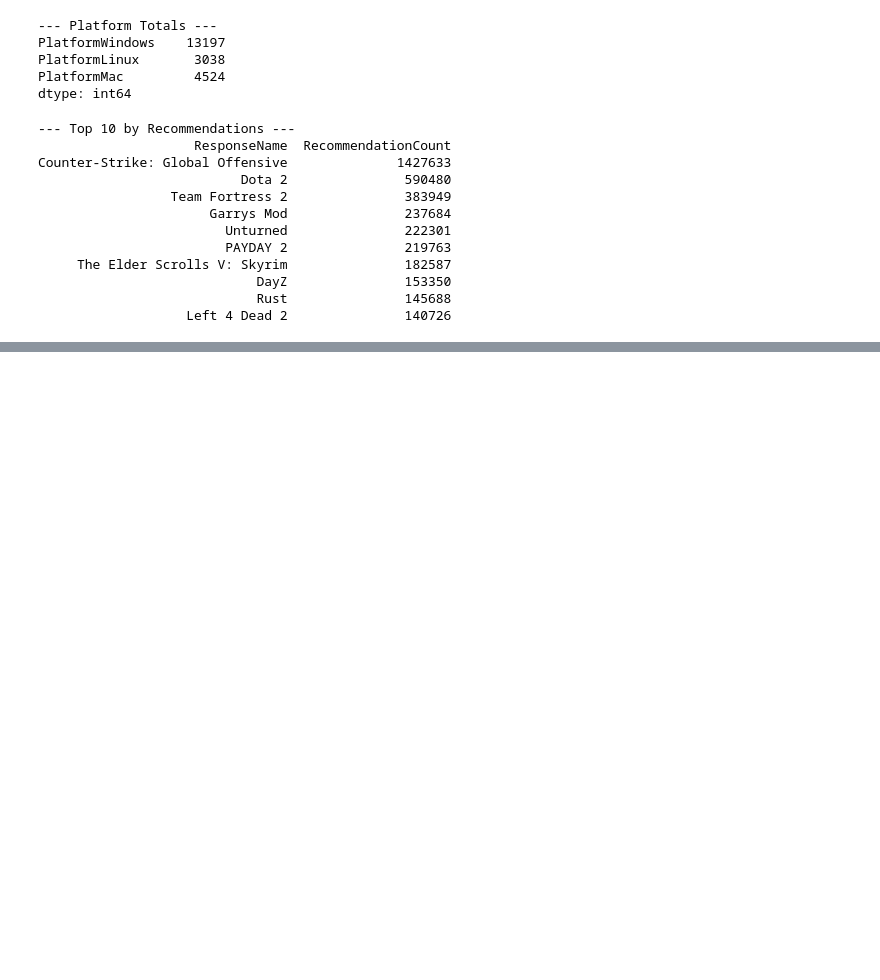
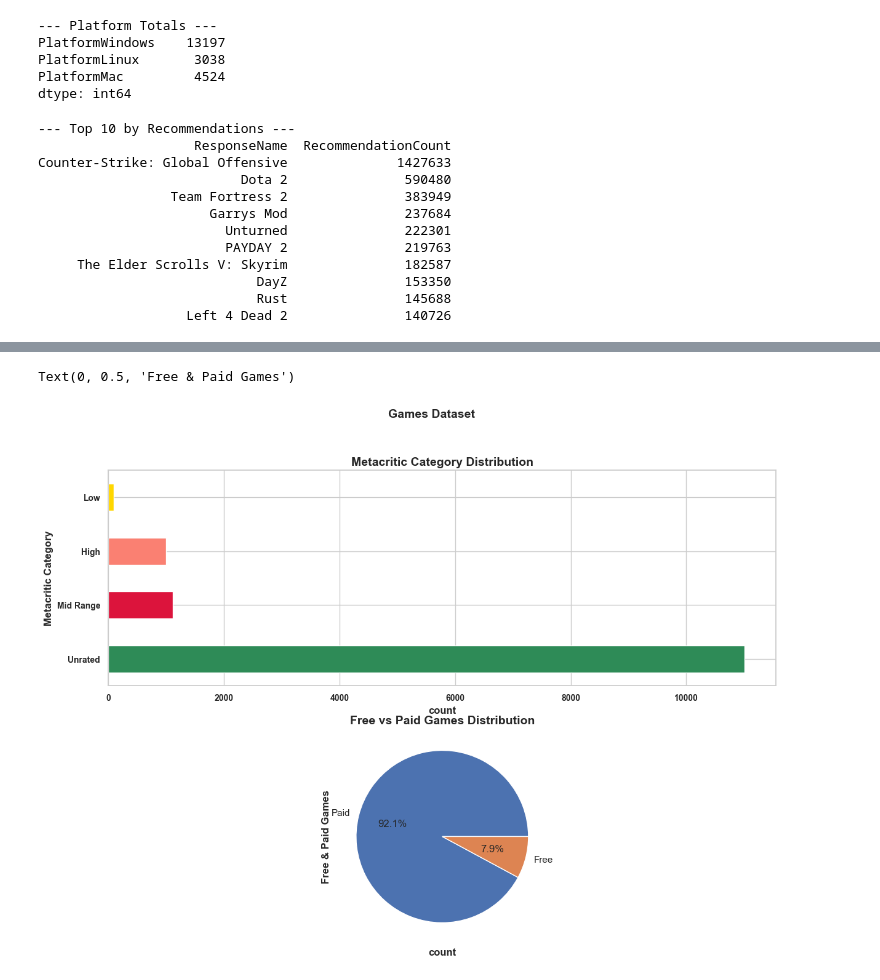
Before and after one commit to Pranishgrg21/Game_features_analysis, a Jupyter notebook: game_analysis.ipynb, the cells around one changed output, grey strips where cells are left out. Saved outputs shown, nothing was run; the diff lists cells and outputs as text; code cells hidden in the pictures; blank space fills up the shorter version.

```diff
--- a/game_analysis.ipynb
+++ b/game_analysis.ipynb
@@ -670,0 +817,55 @@ Counter-Strike: Global Offensive              1427633
+# %%
+fig, axes = plt.subplots(2, figsize=(14,10))
+fig.suptitle("Games Dataset", fontsize=14, fontweight="bold")
+
+# Plot1: Price Distribution
+df["MetacriticCategory"].value_counts().plot(
+          kind="barh",
+          ax=axes[0],
+          color=["seagreen", "crimson", "salmon", "gold"]
+            #    color=[""]
+)
+axes[0].set_title("Metacritic Category Distribution",
+                  fontweight="bold",
+                  fontsize=14
+)
+axes[0].set_xlabel(
+    "count",
+    fontweight="bold"
+)
+axes[0].set_ylabel(
+    "Metacritic Category",
+    fontweight="bold"
+)
+
+for label in axes[0].get_xticklabels():
+    label.set_fontweight("bold")
+    label.set_fontsize("10")
+
+for label in axes[0].get_yticklabels():
+    label.set_fontweight("bold")
+    label.set_fontsize("10")
+
+# Plot2 Free vs Paid Games
+
+df["FreeOrPaid"].value_counts().plot(
+          kind="pie",
+          ax=axes[1],
+          color=["darkorange", "steelblue"],
+          autopct='%1.1f%%'
+)
+axes[1].set_title("Free vs Paid Games Distribution",
+                  fontweight="bold",
+                  fontsize=14
+)
+axes[1].set_xlabel(
+    "count",
+    fontweight="bold"
+)
+axes[1].set_ylabel(
+    "Free & Paid Games",
+    fontweight="bold"
+)
+# %% [output]
+Text(0, 0.5, 'Free & Paid Games')
+[figure, added]
```
Also changed, not shown: parts of 20 cells of this notebook, 2 other files.
